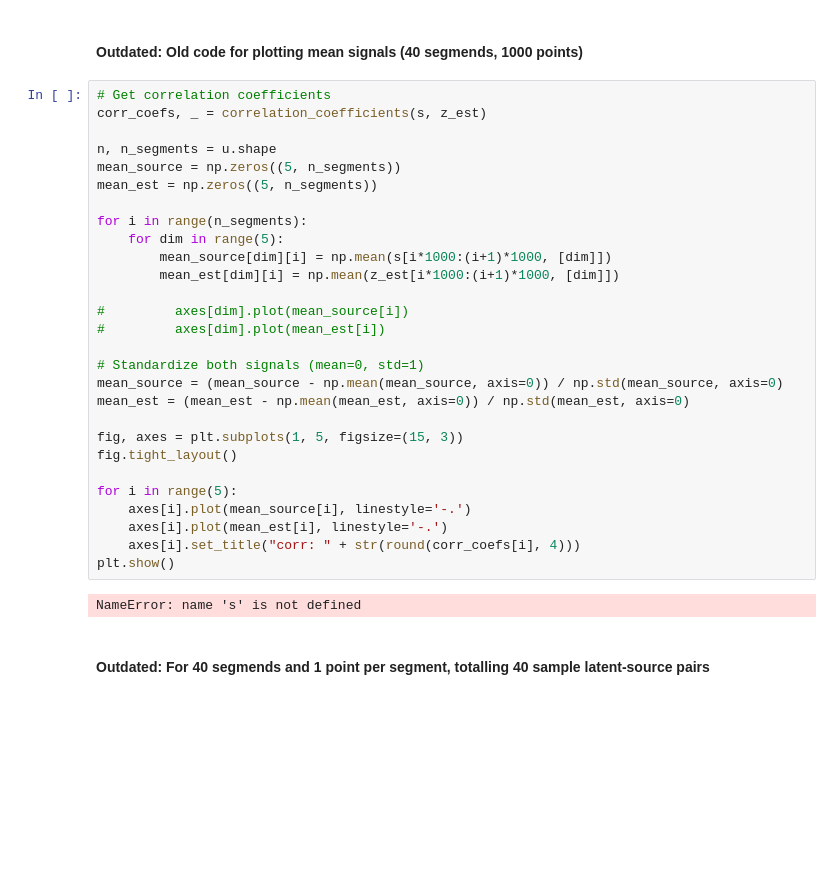
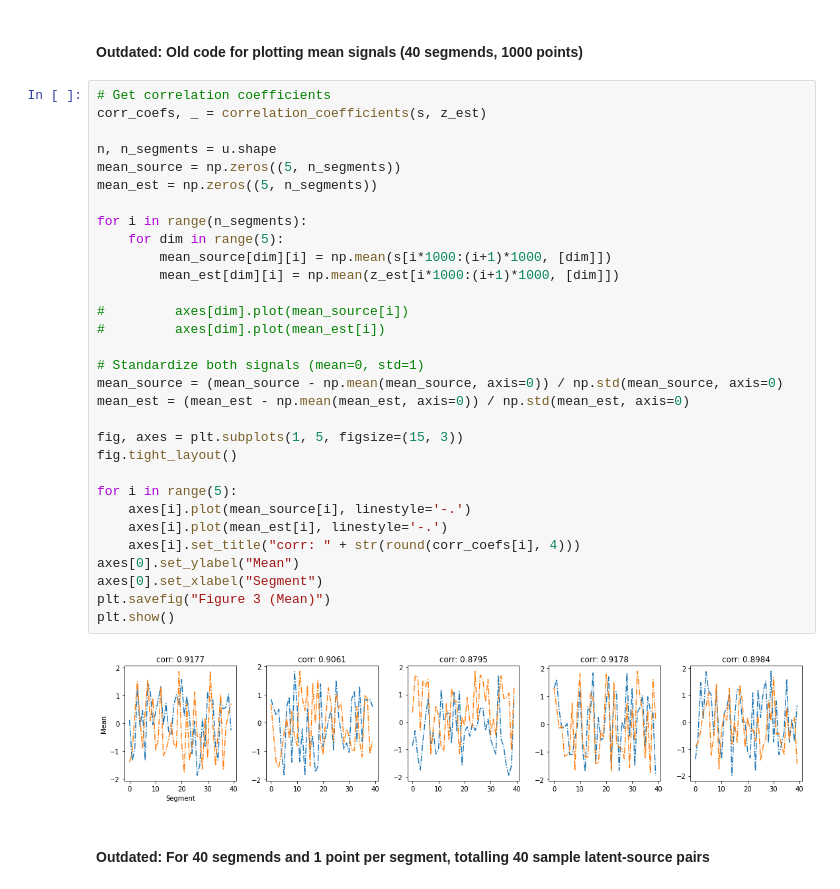
Before and after one commit to TimStolp/iFlow, a Jupyter notebook: Figure_3_visualization.ipynb, the cells around one changed output. Drawn from its saved outputs; the diff is of its cells as text; blank space fills up the shorter version.

```diff
--- a/Figure_3_visualization.ipynb
+++ b/Figure_3_visualization.ipynb
@@ -230,33 +227,36 @@ NameError: name 'z_est' is not defined
 # %%
 # Get correlation coefficients
 corr_coefs, _ = correlation_coefficients(s, z_est)
 
 n, n_segments = u.shape
 mean_source = np.zeros((5, n_segments))
 mean_est = np.zeros((5, n_segments))
 
 for i in range(n_segments):
     for dim in range(5):
         mean_source[dim][i] = np.mean(s[i*1000:(i+1)*1000, [dim]])
         mean_est[dim][i] = np.mean(z_est[i*1000:(i+1)*1000, [dim]])
 
 #         axes[dim].plot(mean_source[i])
 #         axes[dim].plot(mean_est[i])
 
 # Standardize both signals (mean=0, std=1)
 mean_source = (mean_source - np.mean(mean_source, axis=0)) / np.std(mean_source, axis=0)
 mean_est = (mean_est - np.mean(mean_est, axis=0)) / np.std(mean_est, axis=0)
 
 fig, axes = plt.subplots(1, 5, figsize=(15, 3))
 fig.tight_layout()
 
 for i in range(5):
     axes[i].plot(mean_source[i], linestyle='-.')
     axes[i].plot(mean_est[i], linestyle='-.')
     axes[i].set_title("corr: " + str(round(corr_coefs[i], 4)))
+axes[0].set_ylabel("Mean")
+axes[0].set_xlabel("Segment")
+plt.savefig("Figure 3 (Mean)")
 plt.show()
 # %% [output]
-NameError: name 's' is not defined
+[figure, added]
 # %% [markdown]
 #### Outdated: For 40 segmends and 1 point per segment, totalling 40 sample latent-source pairs
 # %%
```
Also changed, not shown: parts of 6 cells of this notebook, 6 other files.
